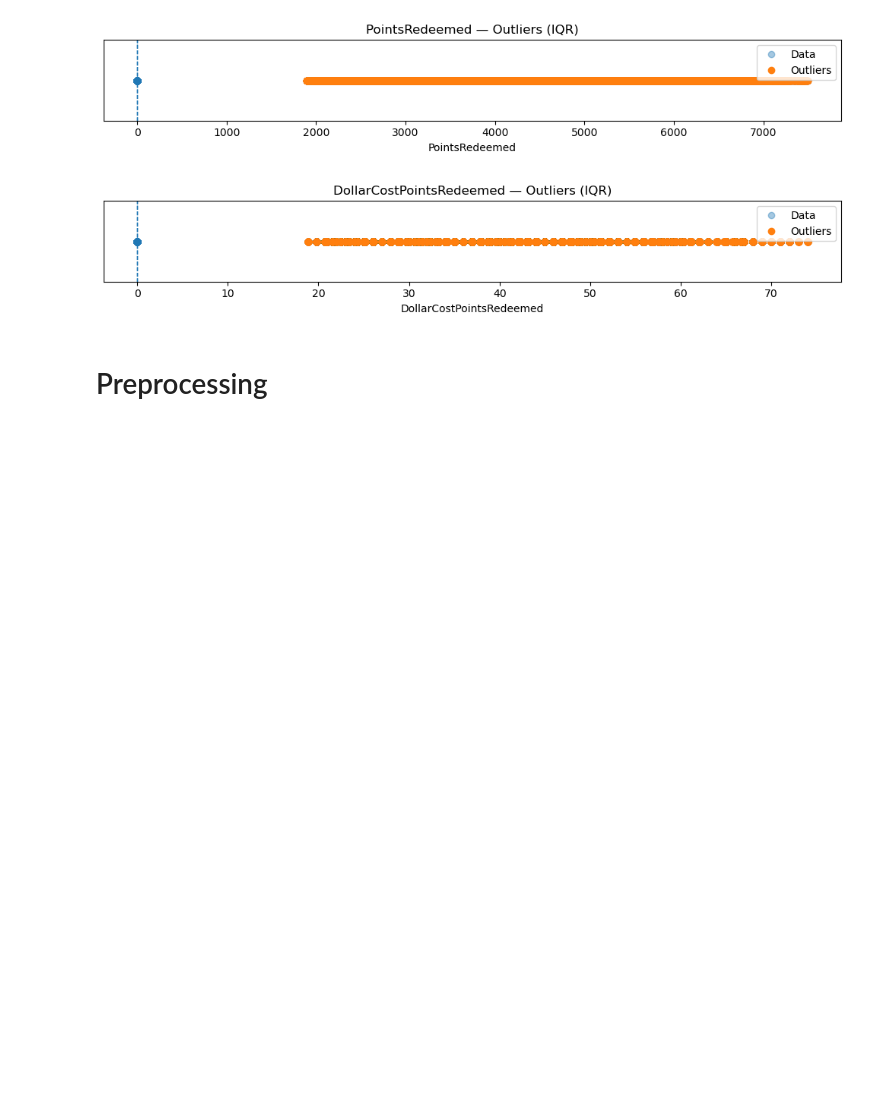
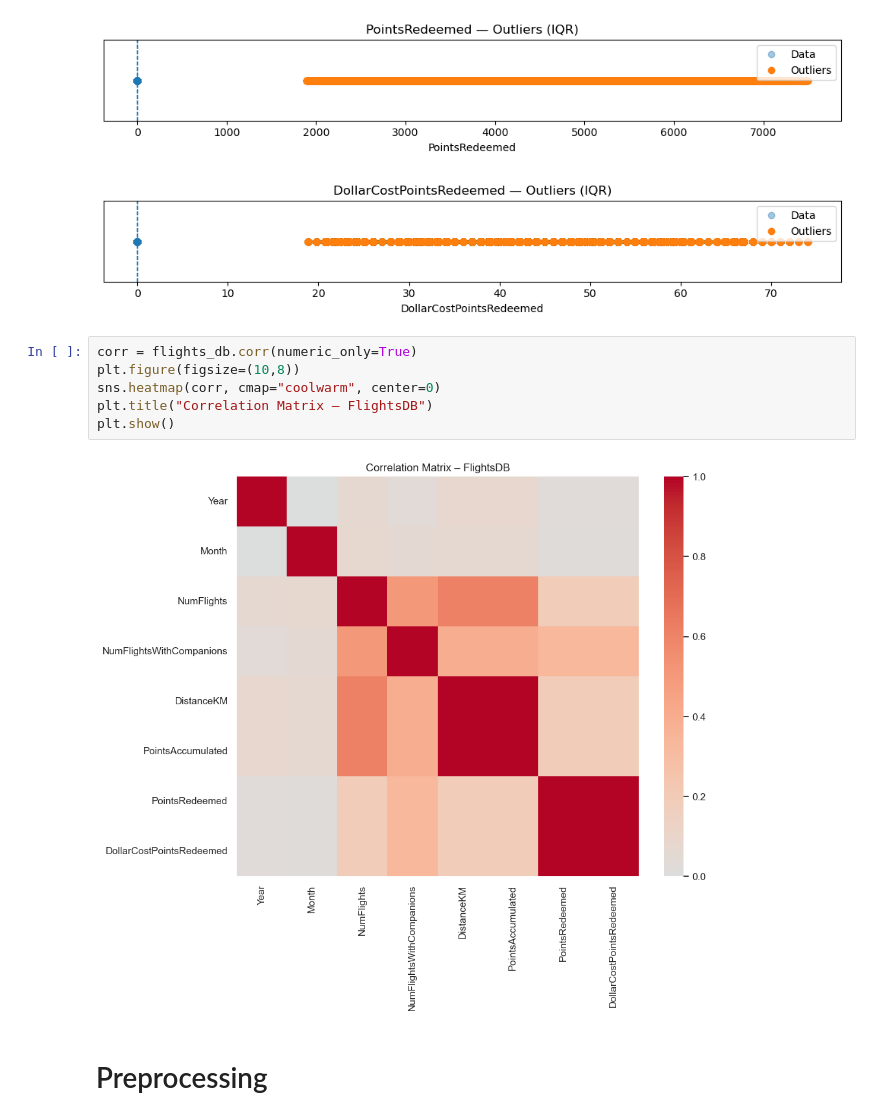
Before and after one commit to lucasdmcax/data_mining, a Jupyter notebook: Group20_EDA_Code.ipynb, the cells around one changed output. Drawn from its saved outputs; the diff is of its cells as text; blank space fills up the shorter version.

```diff
--- a/Group20_EDA_Code.ipynb
+++ b/Group20_EDA_Code.ipynb
@@ -258,6 +359,14 @@ for feat in numeric_features:
 [figure]
 [figure]
 [figure]
+# %%
+corr = flights_db.corr(numeric_only=True)
+plt.figure(figsize=(10,8))
+sns.heatmap(corr, cmap="coolwarm", center=0)
+plt.title("Correlation Matrix – FlightsDB")
+plt.show()
+# %% [output]
+[figure, added]
 # %% [markdown]
 # <a id="preprocessing"></a> Preprocessing
 # %% [markdown]
```
Also changed, not shown: parts of 11 cells of this notebook.
